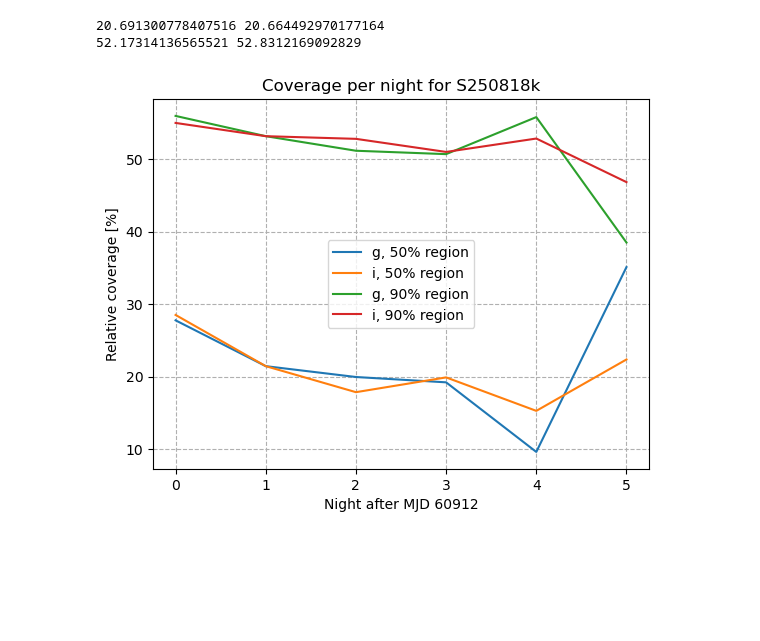
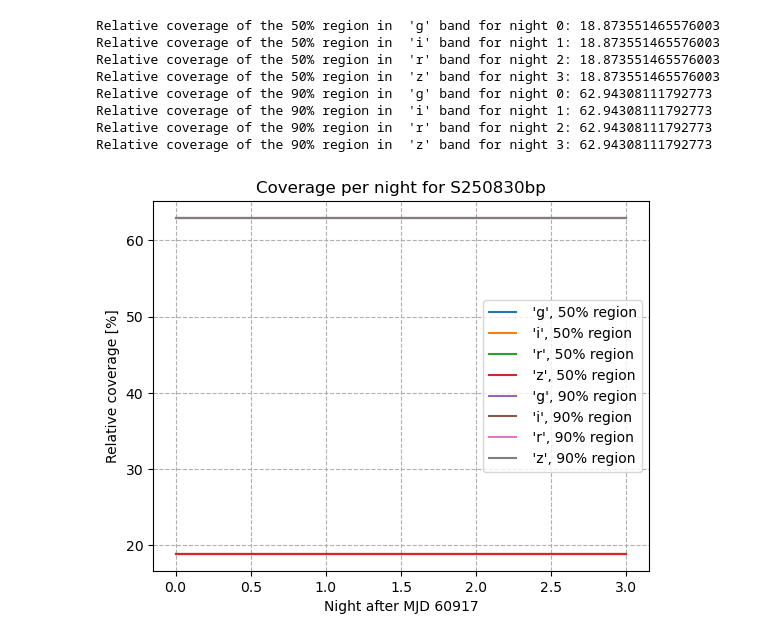
Before and after one commit to lsst-sitcom/ToO-analysis-tools, a Jupyter notebook: notebooks/simRunAnalysis.ipynb, the cells around one changed output. Cells and saved outputs as stored; diff of their text form; code cells hidden in the pictures; blank space fills up the shorter version.

```diff
--- a/notebooks/simRunAnalysis.ipynb
+++ b/notebooks/simRunAnalysis.ipynb
@@ -38,5 +23,8 @@ simDF
+# %%
+ev_name = "S250830bp"
+ev_start = 60917 # Event start in MJD
 # %%
-_18kMap = hp.read_map("https://gracedb.ligo.org/api/superevents/S250818k/files/bayestar.fits.gz")
+_18kMap = hp.read_map("https://gracedb.ligo.org/api/superevents/{}/files/bayestar.fits.gz".format(ev_name))
 i = np.flipud(np.argsort(_18kMap))
 sorted_credible_levels = np.cumsum(_18kMap[i])
 credible_levels = np.empty_like(sorted_credible_levels)
@@ -94,13 +82,13 @@ def getMaskReg(mask,fill):
 tot,frac=[],[]
 for night in np.unique(simDF["night"]):
     nightMask = np.array(simDF['night']==night)
-    for f in ["g","i"]:
+    for f in np.unique(simDF[nightMask]["band"]):
         fmask = [x.__contains__(f) for x in simDF['band']]
         myMask = np.logical_and(nightMask,fmask)
         filteredDF = simDF[myMask]
         tileMap = np.zeros_like(_18kMap)
         for __,r in simDF[myMask].iterrows():
-            indices = hp.query_disc(512,hp.ang2vec(-r['dec']+np.pi/2,r["RA"],lonlat=False),1.75*np.pi/180)
+            indices = hp.query_disc(hp.get_nside(tileMap),hp.ang2vec(-r['dec']+np.pi/2,r["RA"],lonlat=False),1.75*np.pi/180)
             tileMap[indices]=1
 
         # Compute statistics
@@ -128,15 +117,18 @@ for night in np.unique(simDF["night"]):
 tot50,tot90 = np.reshape(tot,(-1,2)).T
 frac50,frac90 = np.reshape(frac,(-1,2)).T
 # %%
+theBands = np.unique(simDF[nightMask]["band"])
+nBands = len(theBands)
+
 for d,cred in zip([tot50,tot90],["50","90"]):
-    plt.plot(np.arange(len(d[0::2])),d[0::2],label="g, {}% region".format(cred))
-    plt.plot(np.arange(len(d[0::2])),d[1::2],label="i, {}% region".format(cred))
-    print(np.median(d[0::2]),np.median(d[1::2]))
+    for b,n in zip(theBands,range(nBands)):
+        plt.plot(np.arange(len(d[n::nBands])),d[n::nBands],label="{}, {}% region".format(b,cred))
+        print("Total coverage of the {}% region in {} band for night {}:".format(cred,b,n),np.median(d[n::nBands]))
 
 plt.grid(ls="--")
 plt.legend()
-plt.xlabel("Night after MJD 60912")
+plt.xlabel("Night after MJD {}".format(ev_start))
 plt.ylabel("Area [deg^2]")
-plt.title("Coverage per night for S250818k")
+plt.title("Coverage per night for {}".format(ev_name))
 plt.show()
 # %% [output]
@@ -146,15 +144,22 @@ plt.show()
 # %%
 for d,cred in zip([frac50,frac90],["50","90"]):
-    plt.plot(np.arange(len(d[0::2])),d[0::2],label="g, {}% region".format(cred))
-    plt.plot(np.arange(len(d[0::2])),d[1::2],label="i, {}% region".format(cred))
-    print(np.median(d[0::2]),np.median(d[1::2]))
+    for b,n in zip(theBands,range(nBands)):
+        plt.plot(np.arange(len(d[n::nBands])),d[n::nBands],label="{}, {}% region".format(b,cred))
+        print("Relative coverage of the {}% region in {} band for night {}:".format(cred,b,n),np.median(d[n::nBands]))
+
 plt.grid(ls="--")
 plt.legend()
-plt.xlabel("Night after MJD 60912")
+plt.xlabel("Night after MJD {}".format(ev_start))
 plt.ylabel("Relative coverage [%]")
-plt.title("Coverage per night for S250818k")
+plt.title("Coverage per night for {}".format(ev_name))
 plt.show()
 # %% [output]
-20.691300778407516 20.664492970177164
-52.17314136565521 52.8312169092829
+Relative coverage of the 50% region in  'g' band for night 0: 18.873551465576003
+Relative coverage of the 50% region in  'i' band for night 1: 18.873551465576003
+Relative coverage of the 50% region in  'r' band for night 2: 18.873551465576003
+Relative coverage of the 50% region in  'z' band for night 3: 18.873551465576003
+Relative coverage of the 90% region in  'g' band for night 0: 62.94308111792773
+Relative coverage of the 90% region in  'i' band for night 1: 62.94308111792773
+Relative coverage of the 90% region in  'r' band for night 2: 62.94308111792773
+Relative coverage of the 90% region in  'z' band for night 3: 62.94308111792773
-[figure, old version]
+[figure, new version]
```
Also changed, not shown: parts of 8 cells of this notebook, 1 other file.
